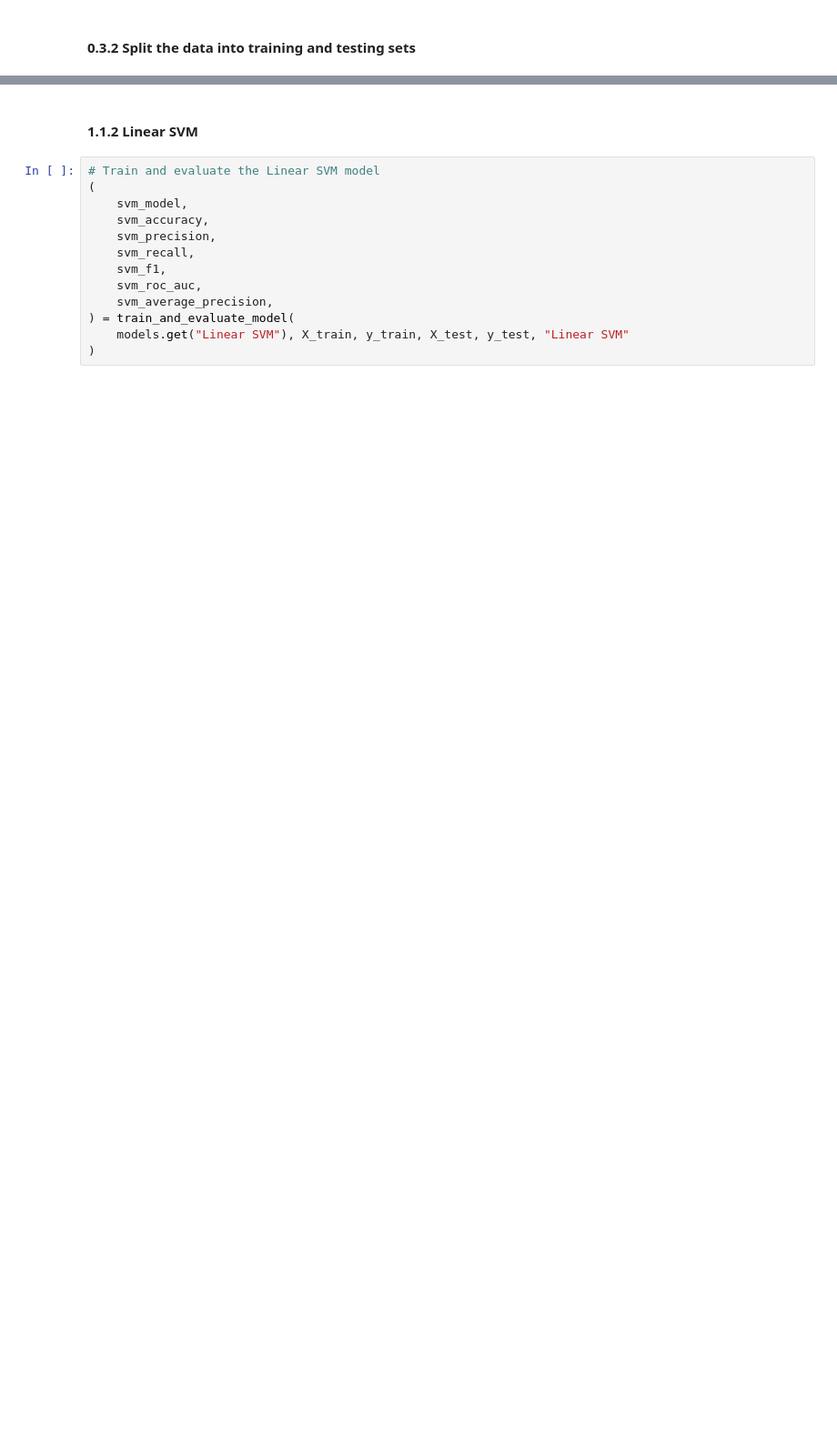
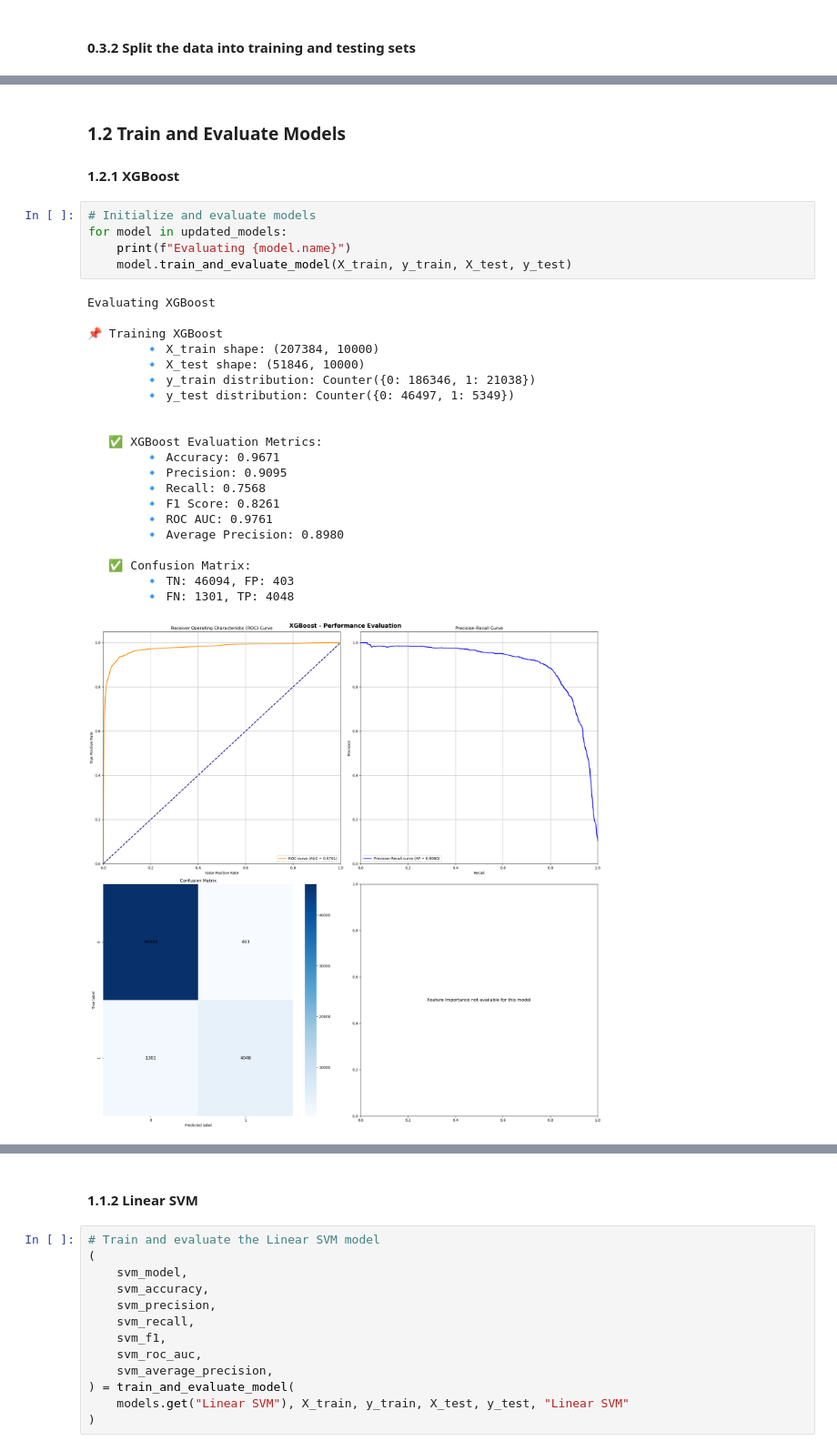
Before and after one commit to changjoon-park/kings-project, a Jupyter notebook: data/project.ipynb, the cells around one changed output, grey strips where cells are left out. Shown at 91% size. Cells and saved outputs as stored; diff of their text form; blank space fills up the shorter version.

```diff
--- a/data/project.ipynb
+++ b/data/project.ipynb
@@ -296,0 +334,31 @@ This suggests a comparative study of various ML algorithms to determine which ar
+# %% [markdown]
+### 1.2 Train and Evaluate Models
+
+#### 1.2.1 XGBoost
+# %%
+# Initialize and evaluate models
+for model in updated_models:
+    print(f"Evaluating {model.name}")
+    model.train_and_evaluate_model(X_train, y_train, X_test, y_test)
+# %% [output]
+Evaluating XGBoost
+
+📌 Training XGBoost
+        🔹 X_train shape: (207384, 10000)
+        🔹 X_test shape: (51846, 10000)
+        🔹 y_train distribution: Counter({0: 186346, 1: 21038})
+        🔹 y_test distribution: Counter({0: 46497, 1: 5349})
+
+
+   ✅ XGBoost Evaluation Metrics:
+        🔹 Accuracy: 0.9671
+        🔹 Precision: 0.9095
+        🔹 Recall: 0.7568
+        🔹 F1 Score: 0.8261
+        🔹 ROC AUC: 0.9761
+        🔹 Average Precision: 0.8980
+
+   ✅ Confusion Matrix:
+        🔹 TN: 46094, FP: 403
+        🔹 FN: 1301, TP: 4048
+[figure, added]
```
Also changed, not shown: parts of 28 cells of this notebook, 6 other files.
